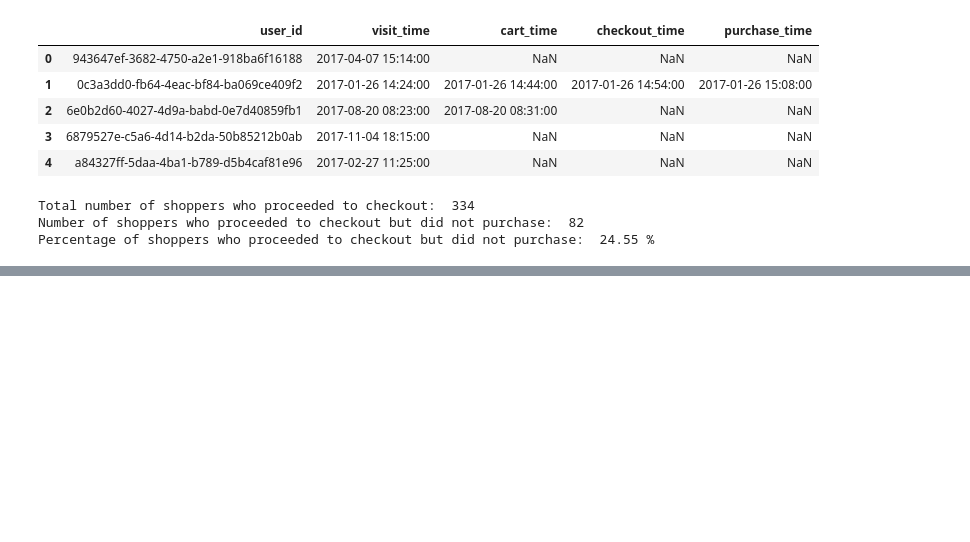
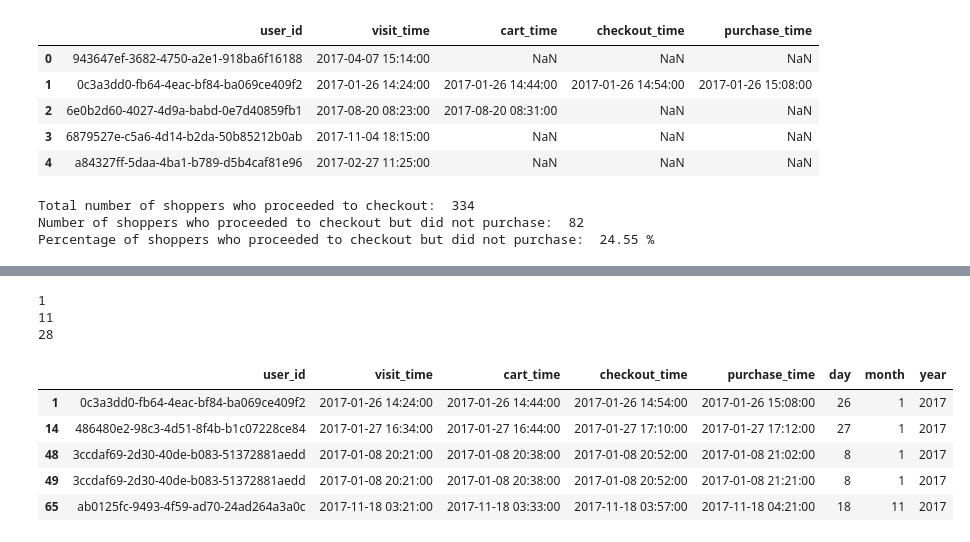
Before and after one commit to paulpuccinelli/funnel_analysis, a Jupyter notebook: page_visits.ipynb, the cells around one changed output, grey strips where cells are left out. Saved outputs shown, nothing was run; the diff lists cells and outputs as text; code cells hidden in the pictures; blank space fills up the shorter version.

```diff
--- a/page_visits.ipynb
+++ b/page_visits.ipynb
@@ -143,0 +152,23 @@ Avg time spent from time of visit to time of purchase:  0 days 00:43:12.38095238
+# %%
+all_data_purchase = all_data.copy()
+all_data_purchase = all_data_purchase[~all_data_purchase.purchase_time.isnull()]
+all_data_purchase['visit_time'] = pd.to_datetime(all_data_purchase['visit_time'])
+all_data_purchase['purchase_time'] = pd.to_datetime(all_data_purchase['purchase_time'])
+all_data_purchase['day'] = all_data_purchase['purchase_time'].dt.day
+all_data_purchase['month'] = all_data_purchase['purchase_time'].dt.month
+all_data_purchase['year'] = all_data_purchase['purchase_time'].dt.year
+
+print(all_data_purchase['year'].nunique())
+print(all_data_purchase['month'].nunique())
+print(all_data_purchase['day'].nunique())
+all_data_purchase.head(5)
+# %% [output]
+1
+11
+28
+|  | user_id | visit_time | cart_time | checkout_time | purchase_time | day | month | year |
+| 1 | 0c3a3dd0-fb64-4eac-bf84-ba069ce409f2 | 2017-01-26 14:24:00 | 2017-01-26 14:44:00 | 2017-01-26 14:54:00 | 2017-01-26 15:08:00 | 26 | 1 | 2017 |
+| 14 | 486480e2-98c3-4d51-8f4b-b1c07228ce84 | 2017-01-27 16:34:00 | 2017-01-27 16:44:00 | 2017-01-27 17:10:00 | 2017-01-27 17:12:00 | 27 | 1 | 2017 |
+| 48 | 3ccdaf69-2d30-40de-b083-51372881aedd | 2017-01-08 20:21:00 | 2017-01-08 20:38:00 | 2017-01-08 20:52:00 | 2017-01-08 21:02:00 | 8 | 1 | 2017 |
+| 49 | 3ccdaf69-2d30-40de-b083-51372881aedd | 2017-01-08 20:21:00 | 2017-01-08 20:38:00 | 2017-01-08 20:52:00 | 2017-01-08 21:21:00 | 8 | 1 | 2017 |
+| 65 | ab0125fc-9493-4f59-ad70-24ad264a3a0c | 2017-11-18 03:21:00 | 2017-11-18 03:33:00 | 2017-11-18 03:57:00 | 2017-11-18 04:21:00 | 18 | 11 | 2017 |
```
Also changed, not shown: parts of 6 cells of this notebook.
